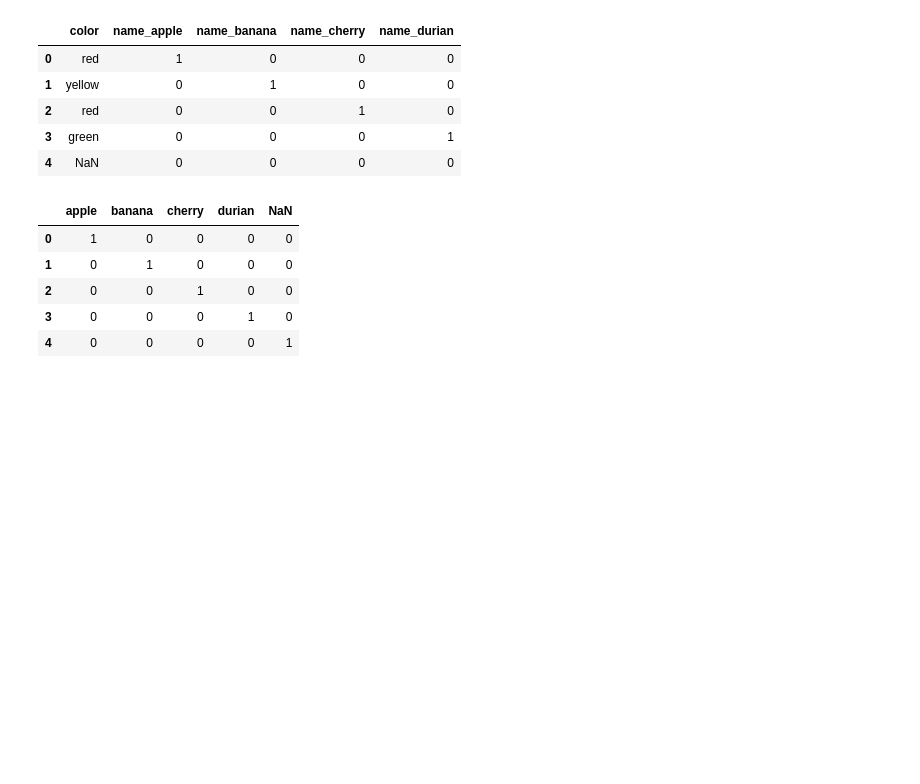
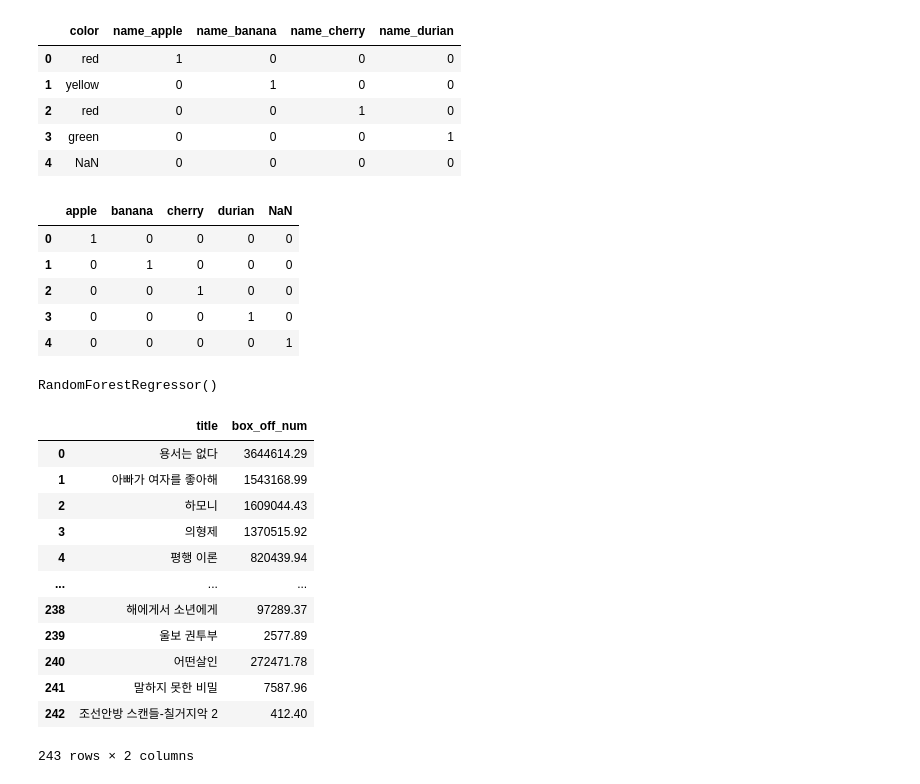
Before and after one commit to sty0507/dacon, a Jupyter notebook: movie/index.ipynb, the cells around one changed output. Cells and saved outputs as stored; diff of their text form; code cells hidden in the pictures; blank space fills up the shorter version.

```diff
--- a/movie/index.ipynb
+++ b/movie/index.ipynb
@@ -211,0 +242,27 @@ pd.get_dummies(fruit['name'], dummy_na=True)
+# %%
+model = RandomForestRegressor(n_estimators=100)
+model.fit(train_x, train_y)
+# %% [output]
+RandomForestRegressor()
+# %%
+pred = model.predict(test)
+# %%
+submission = pd.read_csv('data/submission.csv')
+# %%
+submission['box_off_num'] = pred
+# %%
+submission
+# %% [output]
+|  | title | box_off_num |
+| 0 | 용서는 없다 | 3644614.29 |
+| 1 | 아빠가 여자를 좋아해 | 1543168.99 |
+| 2 | 하모니 | 1609044.43 |
+| 3 | 의형제 | 1370515.92 |
+| 4 | 평행 이론 | 820439.94 |
+| ... | ... | ... |
+| 238 | 해에게서 소년에게 | 97289.37 |
+| 239 | 울보 권투부 | 2577.89 |
+| 240 | 어떤살인 | 272471.78 |
+| 241 | 말하지 못한 비밀 | 7587.96 |
+| 242 | 조선안방 스캔들-칠거지악 2 | 412.40 |
+243 rows × 2 columns
```
Also changed, not shown: parts of 12 cells of this notebook, 1 other file.
